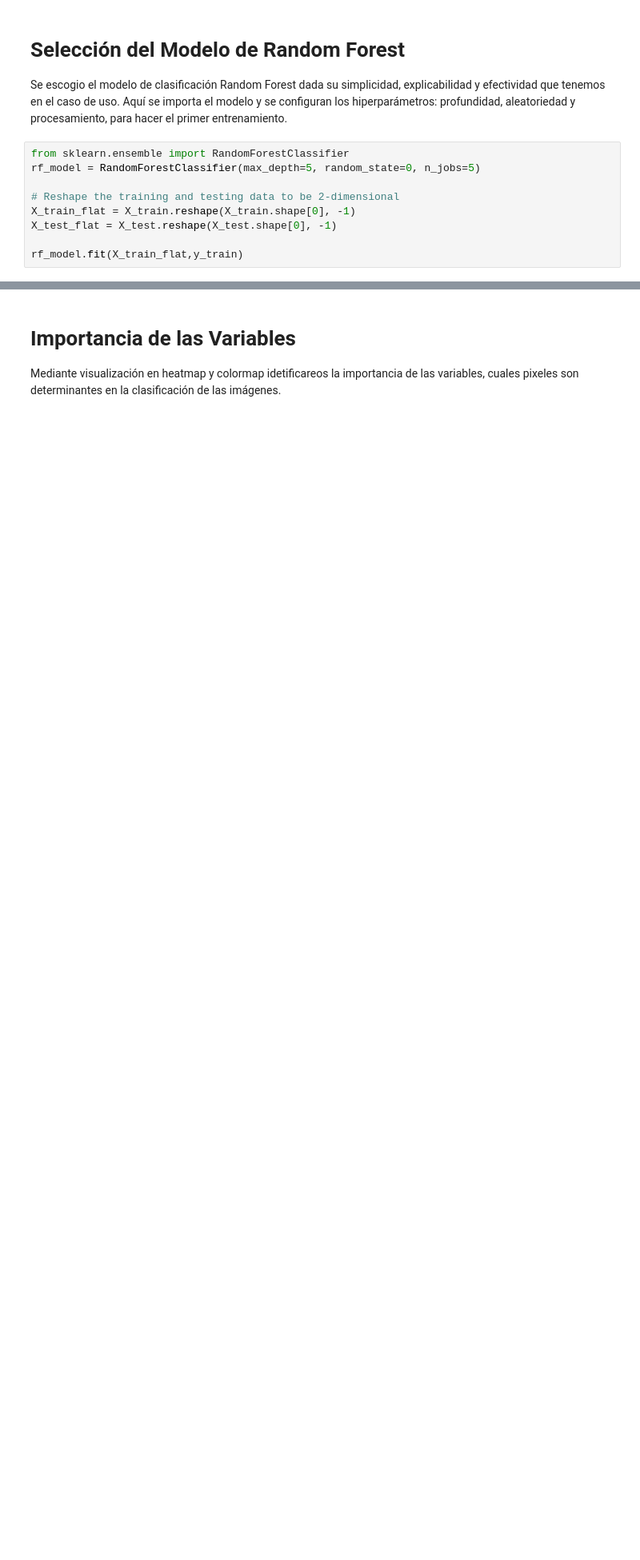
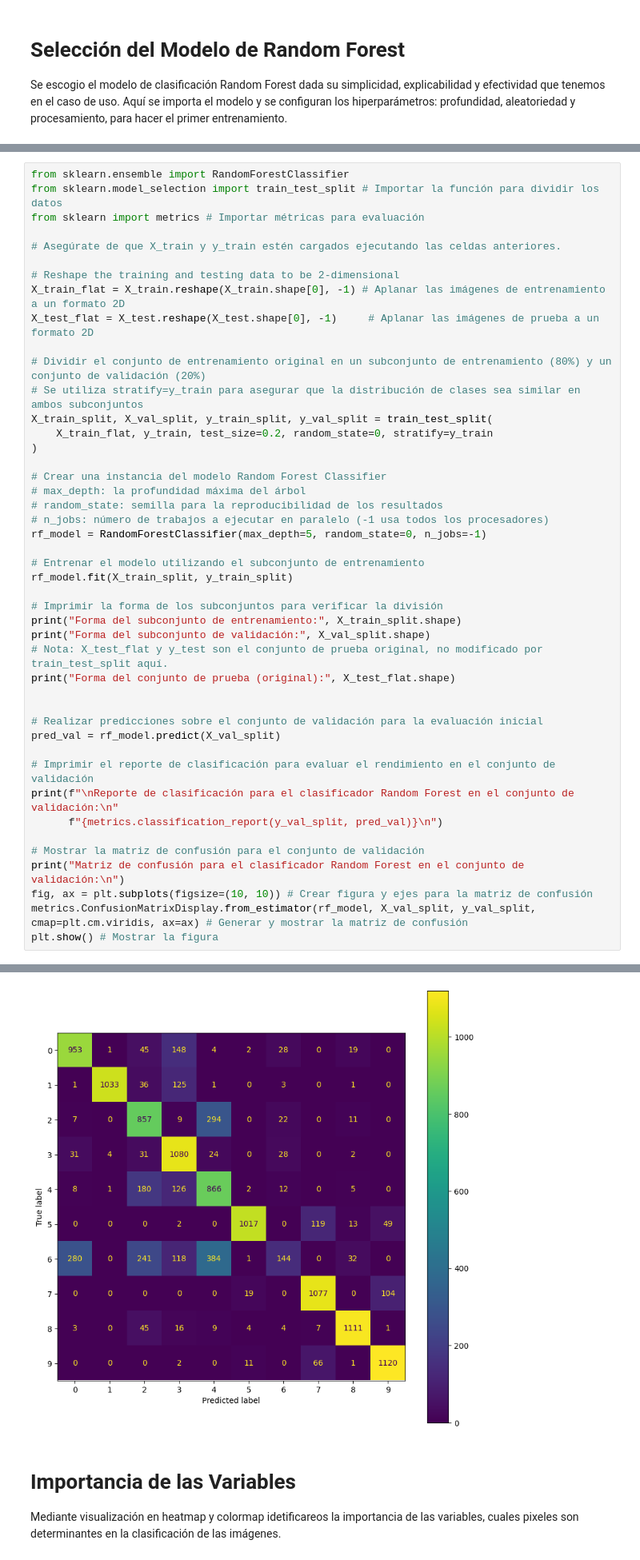
Before and after one commit to jumivega/Maestr-a-en-Inteligencia-Artificial-UEES, a Jupyter notebook: Grupo_3_Caso_Práctico_RF_SVM_Tree_Comparación.ipynb, the cells around one changed output, grey strips where cells are left out. Shown at 80% size. Cells and saved outputs as stored; diff of their text form; blank space fills up the shorter version.

Commit message:
Se ejecuta división de subconjuntos de entrenamiento, validación y pruebas para el modelo Random Forest.

```diff
--- a/Grupo_3_Caso_Práctico_RF_SVM_Tree_Comparación.ipynb
+++ b/Grupo_3_Caso_Práctico_RF_SVM_Tree_Comparación.ipynb
@@ -257,12 +257,3 @@ plt.show() # Muestra el gráfico
 # %% [markdown]
 # **Selección del Modelo de Random Forest**
 Se escogio el modelo de clasificación Random Forest dada su simplicidad, explicabilidad y efectividad que tenemos en el caso de uso. Aquí se importa el modelo y se configuran los hiperparámetros: profundidad, aleatoriedad y procesamiento, para hacer el primer entrenamiento.
-# %%
-from sklearn.ensemble import RandomForestClassifier
-rf_model = RandomForestClassifier(max_depth=5, random_state=0, n_jobs=5)
-
-# Reshape the training and testing data to be 2-dimensional
-X_train_flat = X_train.reshape(X_train.shape[0], -1)
-X_test_flat = X_test.reshape(X_test.shape[0], -1)
-
-rf_model.fit(X_train_flat,y_train)
@@ -270,0 +260,46 @@ RandomForestClassifier(max_depth=5, n_jobs=5, random_state=0)
+# %%
+from sklearn.ensemble import RandomForestClassifier
+from sklearn.model_selection import train_test_split # Importar la función para dividir los datos
+from sklearn import metrics # Importar métricas para evaluación
+
+# Asegúrate de que X_train y y_train estén cargados ejecutando las celdas anteriores.
+
+# Reshape the training and testing data to be 2-dimensional
+X_train_flat = X_train.reshape(X_train.shape[0], -1) # Aplanar las imágenes de entrenamiento a un formato 2D
+X_test_flat = X_test.reshape(X_test.shape[0], -1)     # Aplanar las imágenes de prueba a un formato 2D
+
+# Dividir el conjunto de entrenamiento original en un subconjunto de entrenamiento (80%) y un conjunto de validación (20%)
+# Se utiliza stratify=y_train para asegurar que la distribución de clases sea similar en ambos subconjuntos
+X_train_split, X_val_split, y_train_split, y_val_split = train_test_split(
+    X_train_flat, y_train, test_size=0.2, random_state=0, stratify=y_train
+)
+
+# Crear una instancia del modelo Random Forest Classifier
+# max_depth: la profundidad máxima del árbol
+# random_state: semilla para la reproducibilidad de los resultados
+# n_jobs: número de trabajos a ejecutar en paralelo (-1 usa todos los procesadores)
+rf_model = RandomForestClassifier(max_depth=5, random_state=0, n_jobs=-1)
+
+# Entrenar el modelo utilizando el subconjunto de entrenamiento
+rf_model.fit(X_train_split, y_train_split)
+
+# Imprimir la forma de los subconjuntos para verificar la división
+print("Forma del subconjunto de entrenamiento:", X_train_split.shape)
+print("Forma del subconjunto de validación:", X_val_split.shape)
+# Nota: X_test_flat y y_test son el conjunto de prueba original, no modificado por train_test_split aquí.
+print("Forma del conjunto de prueba (original):", X_test_flat.shape)
+
+
+# Realizar predicciones sobre el conjunto de validación para la evaluación inicial
+pred_val = rf_model.predict(X_val_split)
+
+# Imprimir el reporte de clasificación para evaluar el rendimiento en el conjunto de validación
+print(f"\nReporte de clasificación para el clasificador Random Forest en el conjunto de validación:\n"
+      f"{metrics.classification_report(y_val_split, pred_val)}\n")
+
+# Mostrar la matriz de confusión para el conjunto de validación
+print("Matriz de confusión para el clasificador Random Forest en el conjunto de validación:\n")
+fig, ax = plt.subplots(figsize=(10, 10)) # Crear figura y ejes para la matriz de confusión
+metrics.ConfusionMatrixDisplay.from_estimator(rf_model, X_val_split, y_val_split, cmap=plt.cm.viridis, ax=ax) # Generar y mostrar la matriz de confusión
+plt.show() # Mostrar la figura
+# %% [output]
@@ -271,3 +323,4 @@ RandomForestClassifier(max_depth=5, n_jobs=5, random_state=0)
+[figure, added]
 # %% [markdown]
 # **Importancia de las Variables**
 Mediante visualización en heatmap y colormap idetificareos la importancia de las variables, cuales pixeles son determinantes en la clasificación de las imágenes.
```
Also changed, not shown: parts of 24 cells of this notebook.
